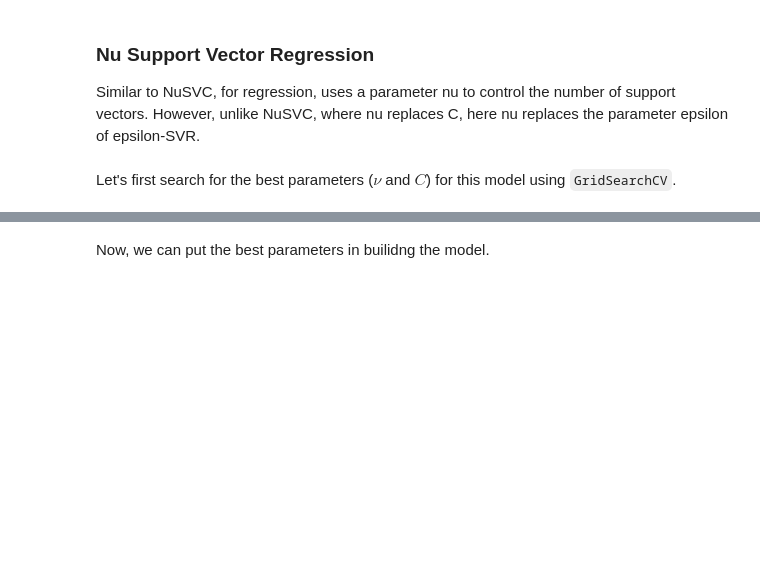
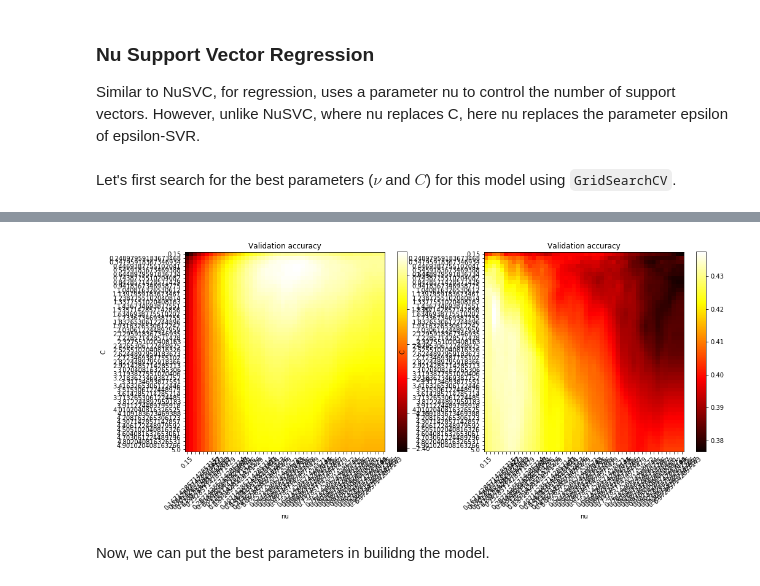
Before and after one commit to ricarddelgado/lanl-earthquake-kaggle, a Jupyter notebook: 3. Earthquakes FE - More features and samples (v3).ipynb, the cells around one changed output, grey strips where cells are left out. Saved outputs shown, nothing was run; the diff lists cells and outputs as text; code cells hidden in the pictures; blank space fills up the shorter version.

```diff
--- a/3. Earthquakes FE - More features and samples (v3).ipynb
+++ b/3. Earthquakes FE - More features and samples (v3).ipynb
@@ -602,7 +658,7 @@ def grid_search_cv(estimator, grid, features, target, num_folds):
     t0 = time.time() - t0
     print("Best CV score: {:.4f}, time: {:.1f}s".format(-reg.best_score_, t0))
     print(reg.best_params_)
-    return reg.best_params_
+    return reg.best_params_, reg.cv_results_
 # %%
 def train_model(X, X_test, y, folds, params=None, model_type='lgb',
                 model=None, show_scatter=False):
@@ -917,8 +935,8 @@ Similar to NuSVC, for regression, uses a parameter nu to control the number of s
 # %% [markdown]
 Let's first search for the best parameters ($\nu$ and $C$) for this model using `GridSearchCV`.
 # %%
-grid = [{'nu': np.linspace(0.5, 0.95, 15),
-         'C': np.linspace(5, 15, 15)}]
+grid = [{'nu': np.linspace(0.15, 0.99, 50),
+         'C': np.linspace(0.15, 5, 50)}]
 # %%
 target = y_tr.values.flatten()
-params = grid_search_cv(NuSVR(gamma='scale', tol=0.01), grid, X_train_scaled_best, target, n_fold_models)
+params, cv_results = grid_search_cv(NuSVR(gamma='scale', tol=0.01), grid, X_train_scaled_best, target, n_fold_models)
@@ -925,2 +964,27 @@ params = grid_search_cv(NuSVR(gamma='scale', tol=0.01), grid, X_train_scaled_bes
+# %%
+scores_mean = cv_results['mean_test_score'].reshape(len(grid[0]['nu']), len(grid[0]['C']))
+scores_std = cv_results['std_test_score'].reshape(len(grid[0]['nu']), len(grid[0]['C']))
+
+plt.subplots(figsize=(16, 6))
+plt.subplot(1, 2, 1)
+plt.imshow(scores_mean, interpolation='nearest', cmap=plt.cm.hot)
+plt.xlabel('nu')
+plt.ylabel('C')
+plt.colorbar()
+plt.xticks(np.arange(len(grid[0]['nu'])), grid[0]['nu'], rotation=45)
+plt.yticks(np.arange(len(grid[0]['C'])), grid[0]['C'])
+plt.title('Validation accuracy')
+
+plt.subplot(1, 2, 2)
+plt.imshow(scores_std, interpolation='nearest', cmap=plt.cm.hot)
+plt.xlabel('nu')
+plt.ylabel('C')
+plt.colorbar()
+plt.xticks(np.arange(len(grid[0]['nu'])), grid[0]['nu'], rotation=45)
+plt.yticks(np.arange(len(grid[0]['C'])), grid[0]['C'])
+plt.title('Validation accuracy')
+plt.show()
+# %% [output]
+[figure, added]
 # %% [markdown]
 Now, we can put the best parameters in builidng the model.
```
Also changed, not shown: parts of 58 cells of this notebook, 3 other files.
